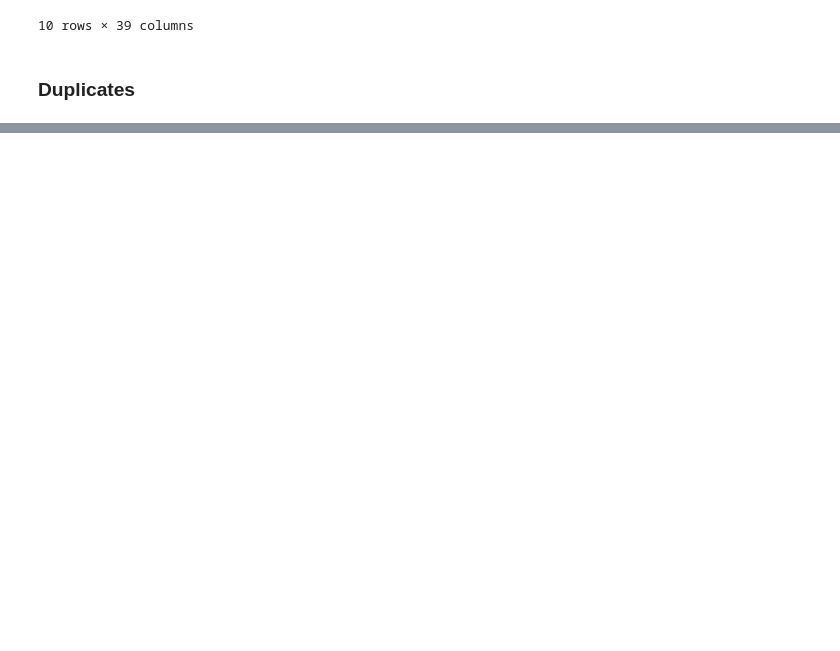
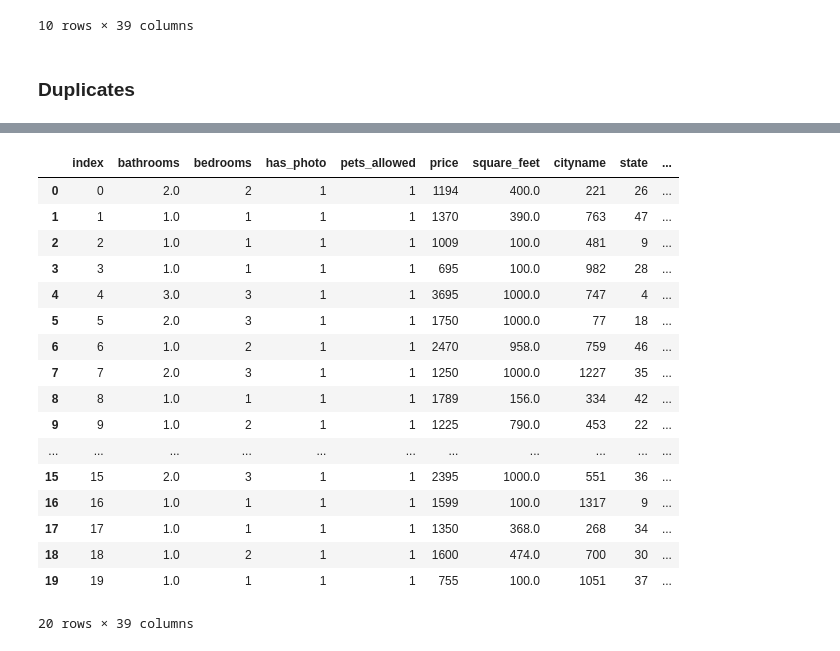
Before and after one commit to MoazZekry/ApartmentRentPrediction, a Jupyter notebook: ApartmentRentPredictionPr.ipynb, the cells around one changed output, grey strips where cells are left out. Saved outputs shown, nothing was run; the diff lists cells and outputs as text; code cells hidden in the pictures; blank space fills up the shorter version.

```diff
--- a/ApartmentRentPredictionPr.ipynb
+++ b/ApartmentRentPredictionPr.ipynb
@@ -608,0 +670,27 @@ encodingdata.head(9000)
+# %%
+norm_data = df_no_duplicates.copy()
+# %%
+scaler = MinMaxScaler(feature_range=(100,1000))
+data_array = norm_data["square_feet"].values.reshape(-1, 1)
+normalized_data = scaler.fit_transform(data_array)
+norm_data["square_feet"] = normalized_data
+norm_data.head(20)
+# %% [output]
+|  | index | bathrooms | bedrooms | has_photo | pets_allowed | price | square_feet | cityname | state | ... |
+| 0 | 0 | 2.0 | 2 | 1 | 1 | 1194 | 400.0 | 221 | 26 | ... |
+| 1 | 1 | 1.0 | 1 | 1 | 1 | 1370 | 390.0 | 763 | 47 | ... |
+| 2 | 2 | 1.0 | 1 | 1 | 1 | 1009 | 100.0 | 481 | 9 | ... |
+| 3 | 3 | 1.0 | 1 | 1 | 1 | 695 | 100.0 | 982 | 28 | ... |
+| 4 | 4 | 3.0 | 3 | 1 | 1 | 3695 | 1000.0 | 747 | 4 | ... |
+| 5 | 5 | 2.0 | 3 | 1 | 1 | 1750 | 1000.0 | 77 | 18 | ... |
+| 6 | 6 | 1.0 | 2 | 1 | 1 | 2470 | 958.0 | 759 | 46 | ... |
+| 7 | 7 | 2.0 | 3 | 1 | 1 | 1250 | 1000.0 | 1227 | 35 | ... |
+| 8 | 8 | 1.0 | 1 | 1 | 1 | 1789 | 156.0 | 334 | 42 | ... |
+| 9 | 9 | 1.0 | 2 | 1 | 1 | 1225 | 790.0 | 453 | 22 | ... |
+| ... | ... | ... | ... | ... | ... | ... | ... | ... | ... | ... |
+| 15 | 15 | 2.0 | 3 | 1 | 1 | 2395 | 1000.0 | 551 | 36 | ... |
+| 16 | 16 | 1.0 | 1 | 1 | 1 | 1599 | 100.0 | 1317 | 9 | ... |
+| 17 | 17 | 1.0 | 1 | 1 | 1 | 1350 | 368.0 | 268 | 34 | ... |
+| 18 | 18 | 1.0 | 2 | 1 | 1 | 1600 | 474.0 | 700 | 30 | ... |
+| 19 | 19 | 1.0 | 1 | 1 | 1 | 755 | 100.0 | 1051 | 37 | ... |
+20 rows × 39 columns
```
Also changed, not shown: parts of 14 cells of this notebook.
